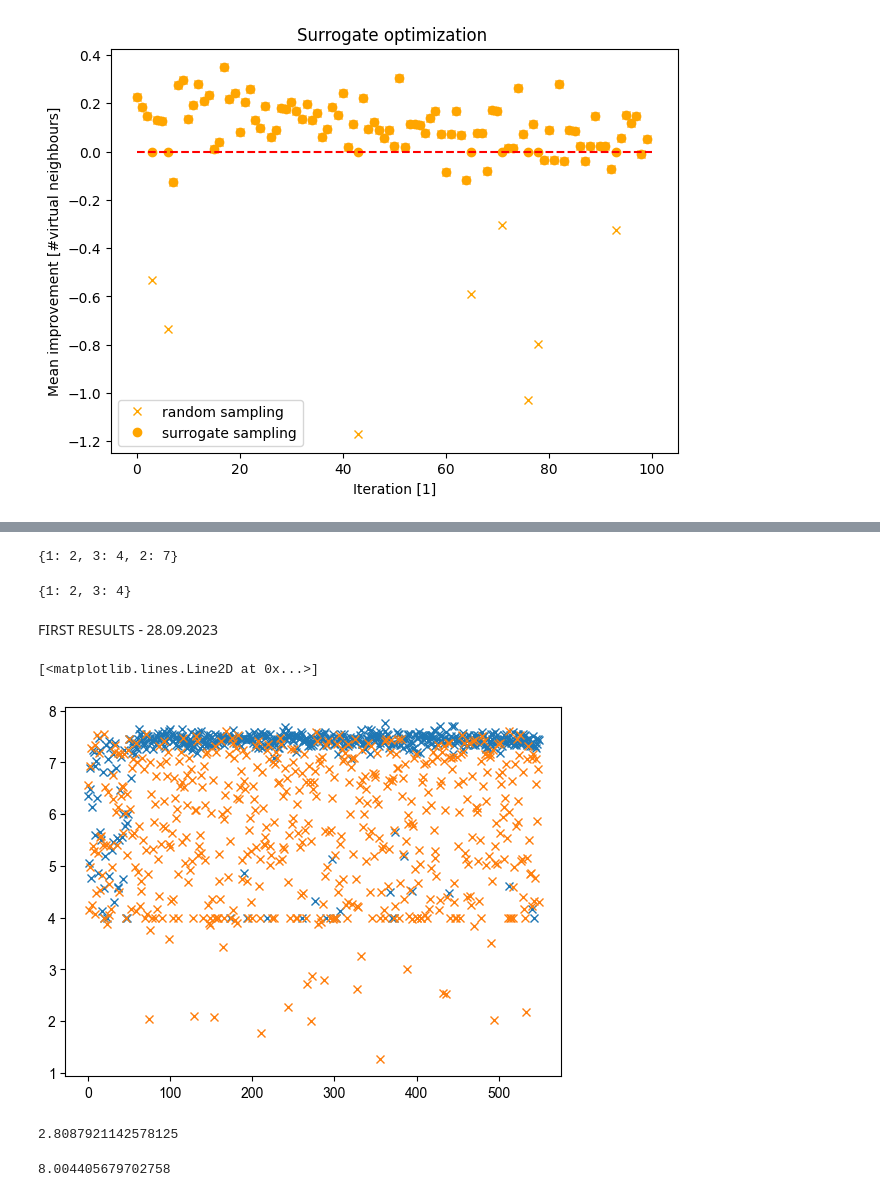
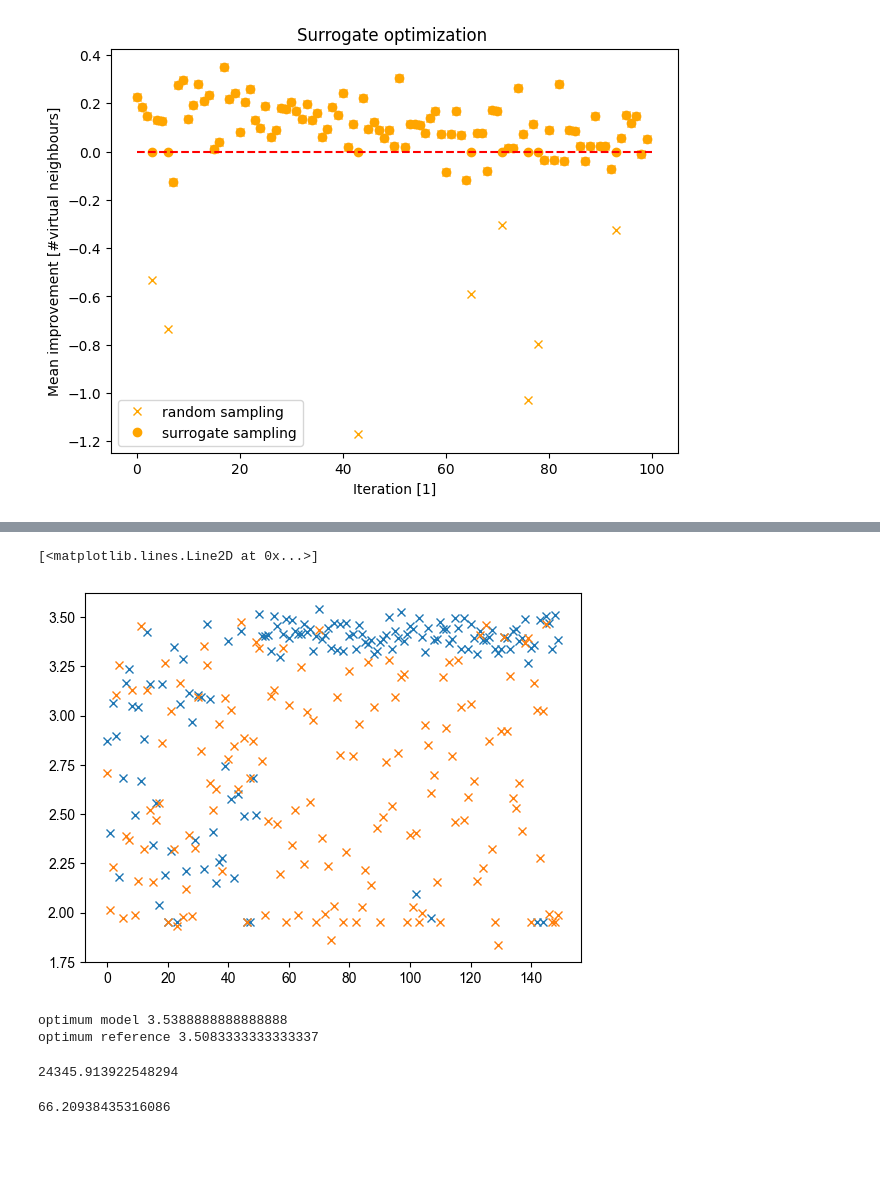
Before and after one commit to Luisenden/qnetsur, a Jupyter notebook: test.ipynb, the cells around one changed output, grey strips where cells are left out. Drawn from its saved outputs; the diff is of its cells as text; code cells hidden in the pictures; blank space fills up the shorter version.

```diff
--- a/test.ipynb
+++ b/test.ipynb
@@ -144,7 +88,6 @@ int(a[0])
 # %%
 import pickle
 
-# Open the file in binary mode for reading
-with open('2,3tree-iter10.pkl', 'rb') as file:
+with open('../surdata/tree34_iter-500_objective-meanopt.pkl', 'rb') as file:
     # Load the object from the file
     loaded_data = pickle.load(file)
@@ -164,24 +94,8 @@ def test(a,b):
-# %%
-test(a,b)
-# %% [output]
-{1: 2, 3: 4, 2: 7}
-# %%
-a
-# %% [output]
-{1: 2, 3: 4}
-# %% [markdown]
-FIRST RESULTS - 28.09.2023
-# %%
-import pickle
-
-with open('../surdata/square3_iter-500_objective-meanopt.pkl', 'rb') as file:
-    # Load the object from the file
-    loaded_data = pickle.load(file)
 # %%
 model, refmodel = loaded_data
 # %%
-plt.plot([np.mean(y_i) for y_i in model.y], 'x')
-plt.plot([np.mean(y_i) for y_i in refmodel.y], 'x')
+plt.plot([np.mean(y_i) for y_i in model.y[:150]], 'x')
+plt.plot([np.mean(y_i) for y_i in refmodel.y[:150]], 'x')
 # %% [output]
 [<matplotlib.lines.Line2D at 0x...>]
-[figure, old version]
+[figure, new version]
@@ -194,11 +102,14 @@ X_rand_df = pd.DataFrame(X_rand).astype(object)
-# %%
-y = model.mmodel.predict(X_rand_df.values)
-start = time.time()
-x,y = objective(model,X_rand_df)
-print(time.time()-start)
-# %% [output]
-2.8087921142578125
+# %%
+print('optimum model', max([np.mean(y_i) for y_i in model.y[:200]]))
+print('optimum reference', max([np.mean(y_i) for y_i in refmodel.y[:200]]))
+# %% [output]
+optimum model 3.5388888888888888
+optimum reference 3.5083333333333337
+# %%
+model.sim_time
+# %% [output]
+24345.913922548294
 # %%
-model.optimize_time/550
+model.optimize_time
 # %% [output]
-8.004405679702758
+66.20938435316086
```
Also changed, not shown: parts of 11 cells of this notebook, 3 other files.
